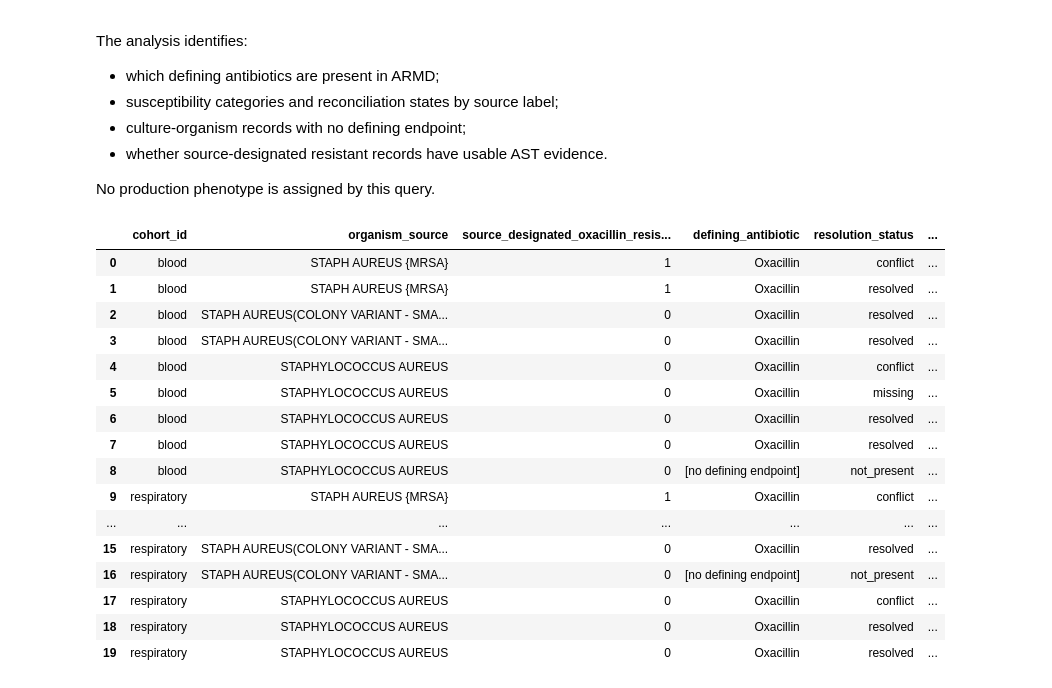
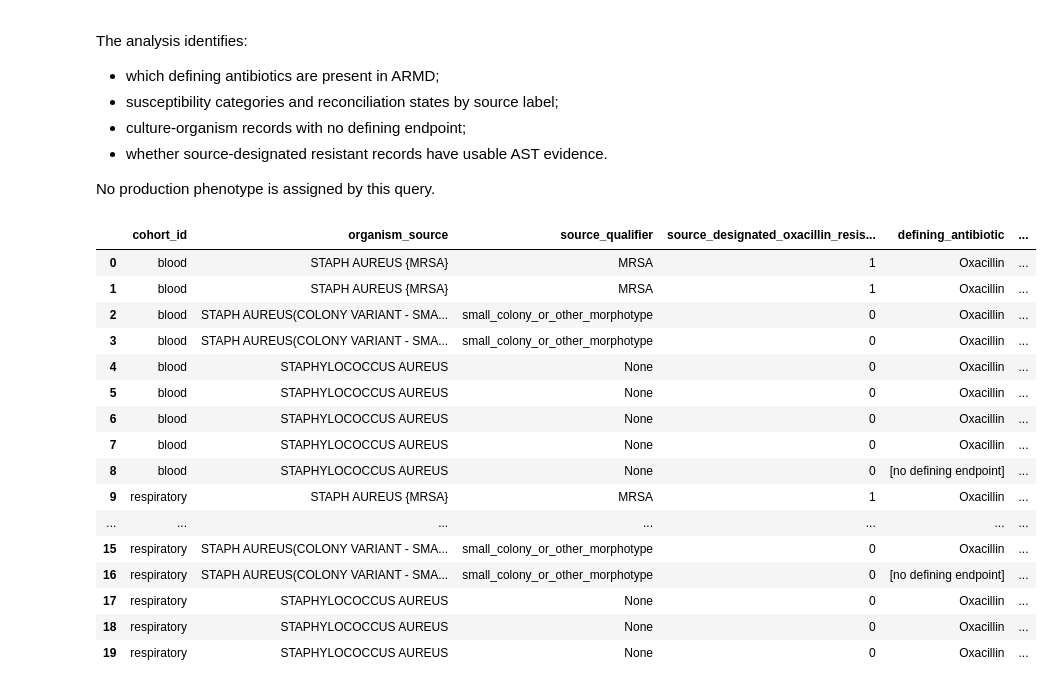
Before and after one commit to clarkbrendenj/ELT-Microbiology, a Jupyter notebook: notebooks/pipeline_validation/11_profile_cre_mdr_evaluability.ipynb, the cells around one changed output. Saved outputs shown, nothing was run; the diff lists cells and outputs as text; code cells hidden in the pictures.

```diff
--- a/notebooks/pipeline_validation/11_profile_cre_mdr_evaluability.ipynb
+++ b/notebooks/pipeline_validation/11_profile_cre_mdr_evaluability.ipynb
@@ -1153,12 +1153,22 @@ with staphylococcus_aureus as (
         culture_key,
         cohort_id,
         patient_key,
+
         organism_source,
+        source_qualifier,
 
         case
-            when upper(organism_source) like '%MRSA%'
-              or upper(organism_source) like '%OXACILLIN RESISTANT%'
+            when upper(
+                coalesce(source_qualifier, '')
+            ) = 'MRSA'
+
+              or upper(organism_source) like '%MRSA%'
+
+              or upper(organism_source)
+                    like '%OXACILLIN RESISTANT%'
+
                 then 1
+
             else 0
         end as source_designated_oxacillin_resistant
 
@@ -1175,7 +1185,9 @@ defining_results as (
         s.culture_key,
         s.cohort_id,
         s.patient_key,
+
         s.organism_source,
+        s.source_qualifier,
         s.source_designated_oxacillin_resistant,
 
         r.antibiotic,
@@ -1197,6 +1209,7 @@ defining_results as (
 select
     cohort_id,
     organism_source,
+    source_qualifier,
     source_designated_oxacillin_resistant,
 
     coalesce(
@@ -1222,47 +1235,51 @@ select
         distinct patient_key
     ) as patients
 
 from defining_results
 
 group by
     cohort_id,
     organism_source,
+    source_qualifier,
     source_designated_oxacillin_resistant,
+
     coalesce(
         antibiotic,
         '[no defining endpoint]'
     ),
+
     coalesce(
         resolution_status,
         'not_present'
     ),
+
     coalesce(
         susceptibility,
         '[null]'
     )
 
 order by
     cohort_id,
     source_designated_oxacillin_resistant desc,
     organism_source,
     defining_antibiotic,
     resolution_status,
     susceptibility
 # %% [output]
-|  | cohort_id | organism_source | source_designated_oxacillin_resis... | defining_antibiotic | resolution_status | ... |
-| 0 | blood | STAPH AUREUS {MRSA} | 1 | Oxacillin | conflict | ... |
-| 1 | blood | STAPH AUREUS {MRSA} | 1 | Oxacillin | resolved | ... |
-| 2 | blood | STAPH AUREUS(COLONY VARIANT - SMA... | 0 | Oxacillin | resolved | ... |
-| 3 | blood | STAPH AUREUS(COLONY VARIANT - SMA... | 0 | Oxacillin | resolved | ... |
-| 4 | blood | STAPHYLOCOCCUS AUREUS | 0 | Oxacillin | conflict | ... |
-| 5 | blood | STAPHYLOCOCCUS AUREUS | 0 | Oxacillin | missing | ... |
-| 6 | blood | STAPHYLOCOCCUS AUREUS | 0 | Oxacillin | resolved | ... |
-| 7 | blood | STAPHYLOCOCCUS AUREUS | 0 | Oxacillin | resolved | ... |
-| 8 | blood | STAPHYLOCOCCUS AUREUS | 0 | [no defining endpoint] | not_present | ... |
-| 9 | respiratory | STAPH AUREUS {MRSA} | 1 | Oxacillin | conflict | ... |
+|  | cohort_id | organism_source | source_qualifier | source_designated_oxacillin_resis... | defining_antibiotic | ... |
+| 0 | blood | STAPH AUREUS {MRSA} | MRSA | 1 | Oxacillin | ... |
+| 1 | blood | STAPH AUREUS {MRSA} | MRSA | 1 | Oxacillin | ... |
+| 2 | blood | STAPH AUREUS(COLONY VARIANT - SMA... | small_colony_or_other_morphotype | 0 | Oxacillin | ... |
+| 3 | blood | STAPH AUREUS(COLONY VARIANT - SMA... | small_colony_or_other_morphotype | 0 | Oxacillin | ... |
+| 4 | blood | STAPHYLOCOCCUS AUREUS | None | 0 | Oxacillin | ... |
+| 5 | blood | STAPHYLOCOCCUS AUREUS | None | 0 | Oxacillin | ... |
+| 6 | blood | STAPHYLOCOCCUS AUREUS | None | 0 | Oxacillin | ... |
+| 7 | blood | STAPHYLOCOCCUS AUREUS | None | 0 | Oxacillin | ... |
+| 8 | blood | STAPHYLOCOCCUS AUREUS | None | 0 | [no defining endpoint] | ... |
+| 9 | respiratory | STAPH AUREUS {MRSA} | MRSA | 1 | Oxacillin | ... |
 | ... | ... | ... | ... | ... | ... | ... |
-| 15 | respiratory | STAPH AUREUS(COLONY VARIANT - SMA... | 0 | Oxacillin | resolved | ... |
-| 16 | respiratory | STAPH AUREUS(COLONY VARIANT - SMA... | 0 | [no defining endpoint] | not_present | ... |
-| 17 | respiratory | STAPHYLOCOCCUS AUREUS | 0 | Oxacillin | conflict | ... |
-| 18 | respiratory | STAPHYLOCOCCUS AUREUS | 0 | Oxacillin | resolved | ... |
-| 19 | respiratory | STAPHYLOCOCCUS AUREUS | 0 | Oxacillin | resolved | ... |
+| 15 | respiratory | STAPH AUREUS(COLONY VARIANT - SMA... | small_colony_or_other_morphotype | 0 | Oxacillin | ... |
+| 16 | respiratory | STAPH AUREUS(COLONY VARIANT - SMA... | small_colony_or_other_morphotype | 0 | [no defining endpoint] | ... |
+| 17 | respiratory | STAPHYLOCOCCUS AUREUS | None | 0 | Oxacillin | ... |
+| 18 | respiratory | STAPHYLOCOCCUS AUREUS | None | 0 | Oxacillin | ... |
+| 19 | respiratory | STAPHYLOCOCCUS AUREUS | None | 0 | Oxacillin | ... |
```
Also changed, not shown: parts of 18 cells of this notebook, 24 other files.
